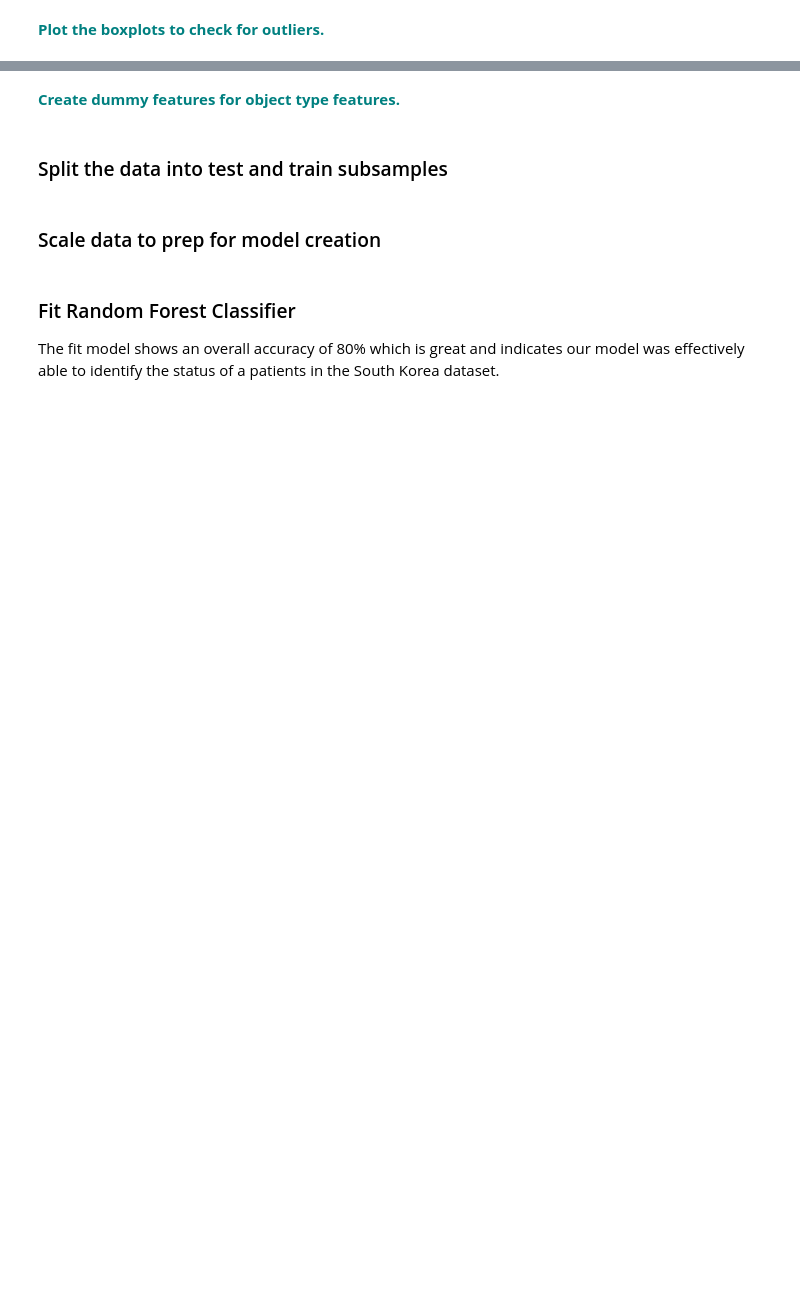
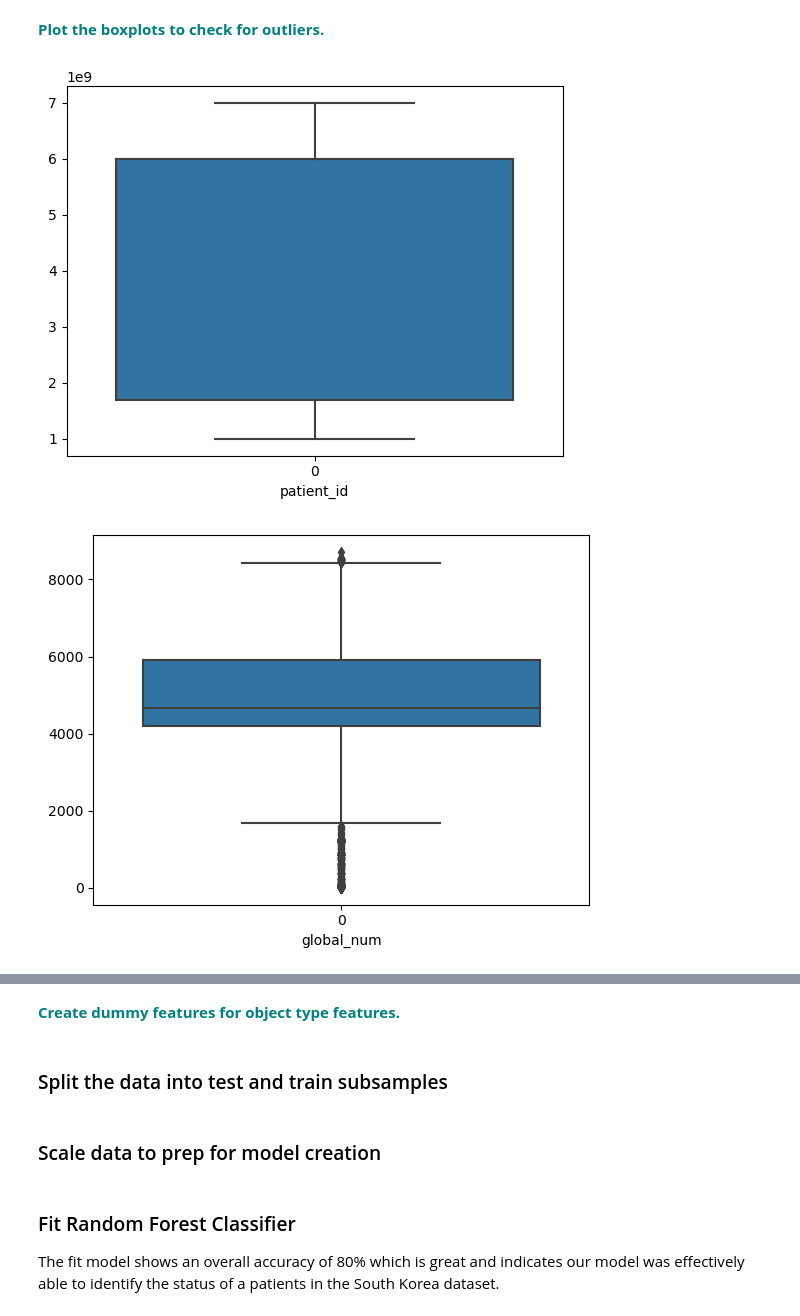
Before and after one commit to zjbrown0689/dsc, a Jupyter notebook: RandomForest Covid Case Study_06302020/RandomForest_casestudy_covid19.ipynb, the cells around one changed output, grey strips where cells are left out. Saved outputs shown, nothing was run; the diff lists cells and outputs as text; code cells hidden in the pictures; blank space fills up the shorter version.

```diff
--- a/RandomForest Covid Case Study_06302020/RandomForest_casestudy_covid19.ipynb
+++ b/RandomForest Covid Case Study_06302020/RandomForest_casestudy_covid19.ipynb
@@ -266,2 +329,11 @@ vn
 # %% [markdown]
 **<font color='teal'> Plot the boxplots to check for outliers. </font>**
+# %%
+for col in df.columns:
+    if df[col].dtypes != object:
+        sns.boxplot(data = df[col])
+        plt.xlabel(col)
+        plt.show()
+# %% [output]
+[figure, added]
+[figure, added]
```
Also changed, not shown: parts of 19 cells of this notebook, 2 other files.
